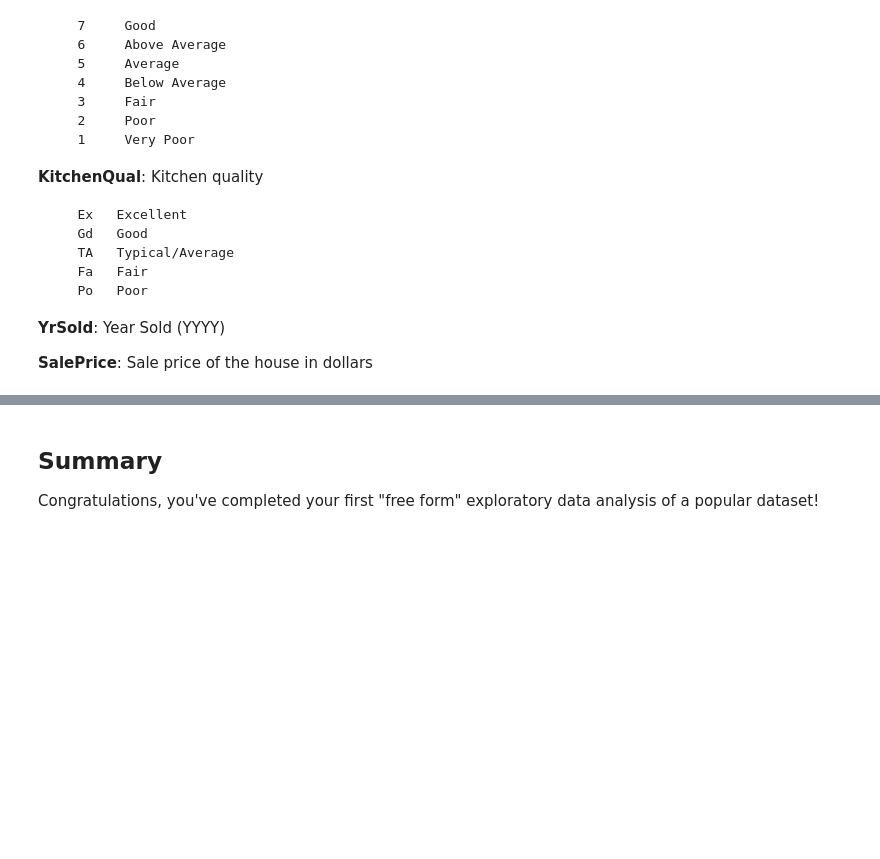
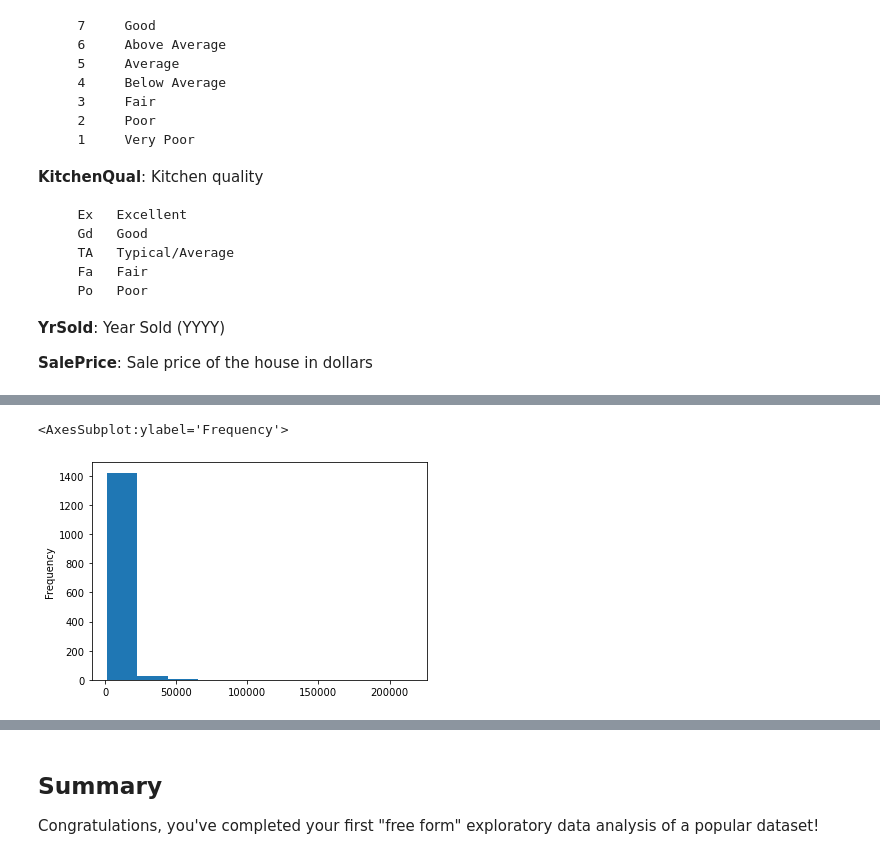
Before and after one commit to tamjid-ahsan/dsc-project-eda-with-pandas, a Jupyter notebook: index.ipynb, the cells around one changed output, grey strips where cells are left out. Cells and saved outputs as stored; diff of their text form; code cells hidden in the pictures; blank space fills up the shorter version.

```diff
--- a/index.ipynb
+++ b/index.ipynb
@@ -74,4 +149,8 @@ df.info()
 # %%
 # Create a plot that shows the LotArea Distribution
+df['LotArea'].plot.hist()
+# %% [output]
+<AxesSubplot:ylabel='Frequency'>
+[figure, added]
 # %%
 # Create a plot that shows the Distribution of the overall house condition
```
Also changed, not shown: parts of 12 cells of this notebook.
